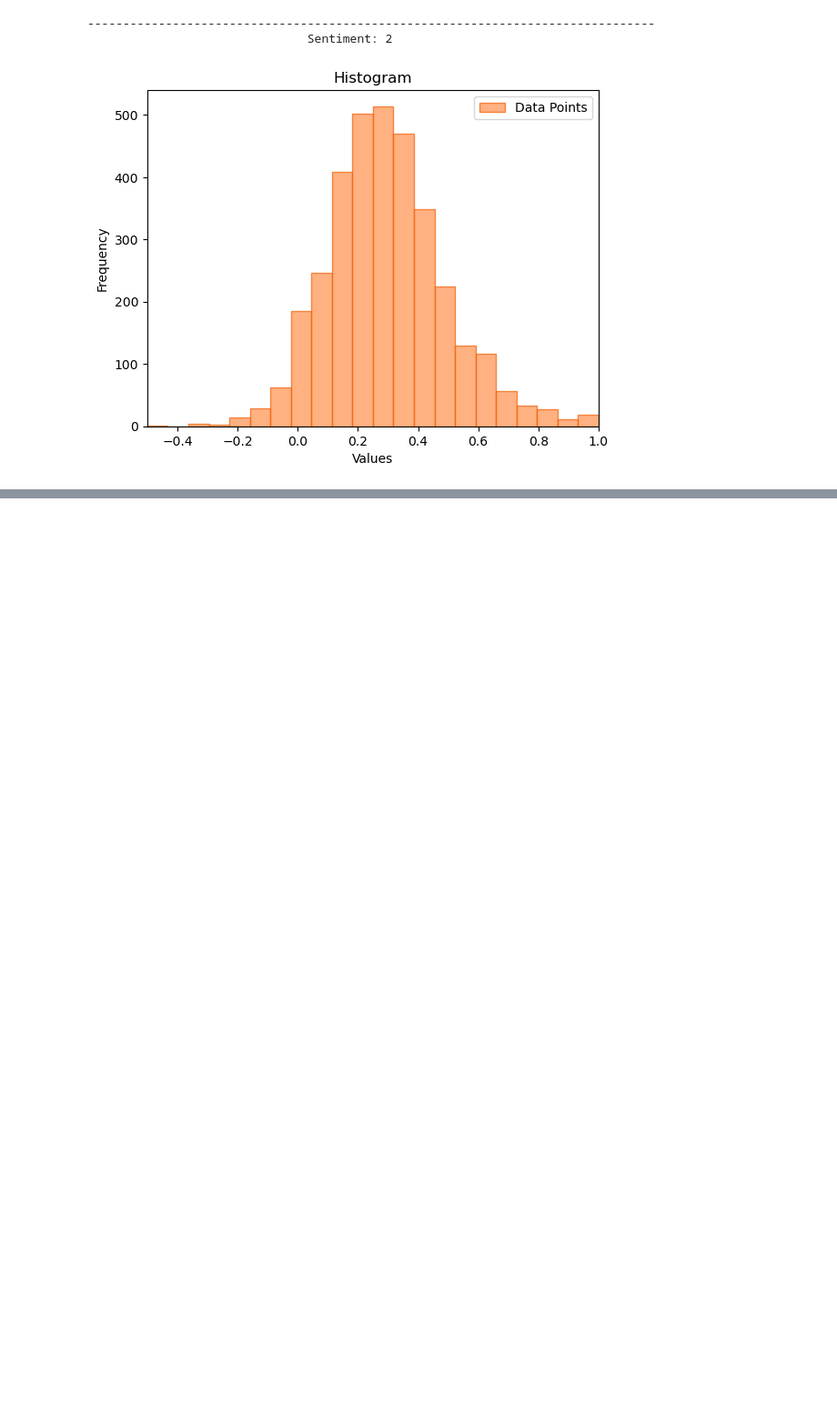
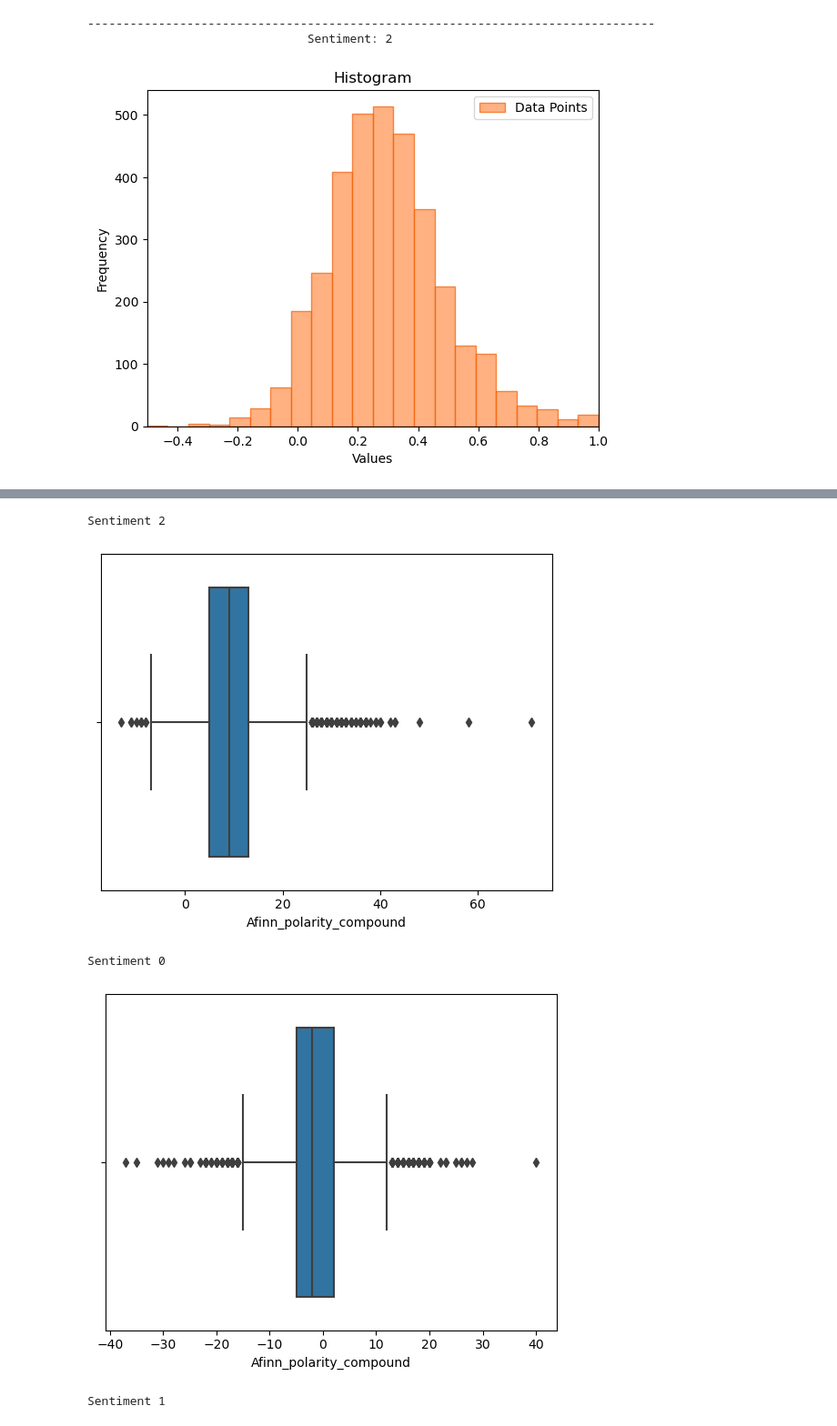
Before and after one commit to yeozs/MannheimDMProject, a Jupyter notebook: ant_lexicon_based.ipynb, the cells around one changed output, grey strips where cells are left out. Shown at 91% size. Saved outputs shown, nothing was run; the diff lists cells and outputs as text; code cells hidden in the pictures; blank space fills up the shorter version.

```diff
--- a/preprocessing_ant.ipynb
+++ b/ant_lexicon_based.ipynb
@@ -514,0 +530,7 @@ for tag in unique_tags:
+# %%
+from afinn import Afinn
+
+afinn = Afinn()
+
+data['Afinn_polarity_compound'] = data['Reviews_1'].apply(lambda x:
+                                              afinn.score(x))
@@ -514,0 +561,14 @@ for tag in unique_tags:
+# %%
+for i in data['Sentiment'].unique():
+    filtered_data = data[data['Sentiment'] == i]
+
+# Plot the boxplot
+    print(f'Sentiment {i}')
+    sns.boxplot(data=filtered_data, x="Afinn_polarity_compound")
+    plt.show()
+# %% [output]
+Sentiment 2
+[figure, added]
+Sentiment 0
+[figure, added]
+Sentiment 1
```
Also changed, not shown: parts of 22 cells of this notebook.
